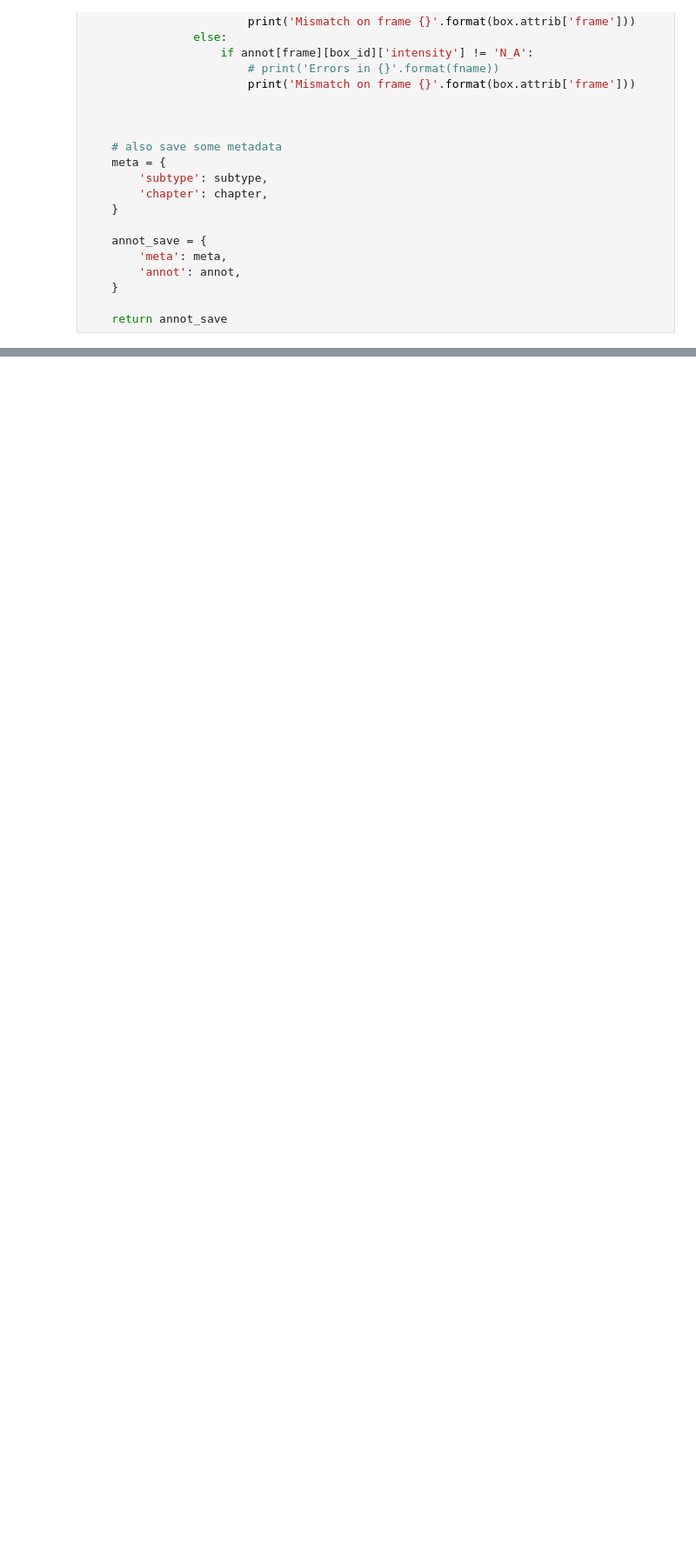
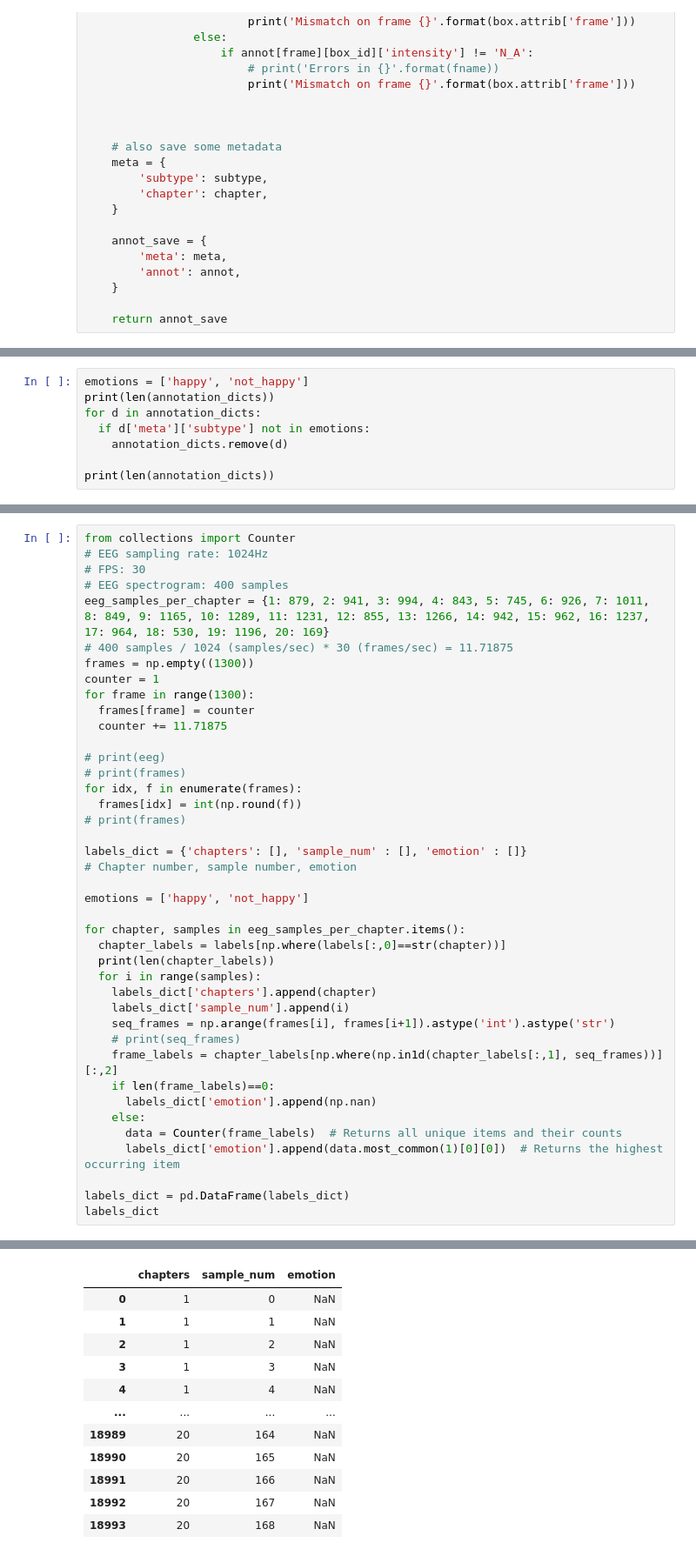
Before and after one commit to SteinwayThor/eeg-features-movies, a Jupyter notebook: EDA_and_Data_Extraction.ipynb, the cells around one changed output, grey strips where cells are left out. Shown at 87% size. Drawn from its saved outputs; the diff is of its cells as text; blank space fills up the shorter version.

```diff
--- a/EDA_and_Data_Extraction.ipynb
+++ b/EDA_and_Data_Extraction.ipynb
@@ -1179,0 +1205,8 @@ Parsing /content/drive/MyDrive/GreenBookAnnotations/greenbook/emotion/greenbook_
+# %%
+emotions = ['happy', 'not_happy']
+print(len(annotation_dicts))
+for d in annotation_dicts:
+  if d['meta']['subtype'] not in emotions:
+    annotation_dicts.remove(d)
+
+print(len(annotation_dicts))
@@ -1222,0 +1309,42 @@ for d in annotation_dicts:
+# %%
+from collections import Counter
+# EEG sampling rate: 1024Hz
+# FPS: 30
+# EEG spectrogram: 400 samples
+eeg_samples_per_chapter = {1: 879, 2: 941, 3: 994, 4: 843, 5: 745, 6: 926, 7: 1011, 8: 849, 9: 1165, 10: 1289, 11: 1231, 12: 855, 13: 1266, 14: 942, 15: 962, 16: 1237, 17: 964, 18: 530, 19: 1196, 20: 169}
+# 400 samples / 1024 (samples/sec) * 30 (frames/sec) = 11.71875
+frames = np.empty((1300))
+counter = 1
+for frame in range(1300):
+  frames[frame] = counter
+  counter += 11.71875
+
+# print(eeg)
+# print(frames)
+for idx, f in enumerate(frames):
+  frames[idx] = int(np.round(f))
+# print(frames)
+
+labels_dict = {'chapters': [], 'sample_num' : [], 'emotion' : []}
+# Chapter number, sample number, emotion
+
+emotions = ['happy', 'not_happy']
+
+for chapter, samples in eeg_samples_per_chapter.items():
+  chapter_labels = labels[np.where(labels[:,0]==str(chapter))]
+  print(len(chapter_labels))
+  for i in range(samples):
+    labels_dict['chapters'].append(chapter)
+    labels_dict['sample_num'].append(i)
+    seq_frames = np.arange(frames[i], frames[i+1]).astype('int').astype('str')
+    # print(seq_frames)
+    frame_labels = chapter_labels[np.where(np.in1d(chapter_labels[:,1], seq_frames))][:,2]
+    if len(frame_labels)==0:
+      labels_dict['emotion'].append(np.nan)
+    else:
+      data = Counter(frame_labels)  # Returns all unique items and their counts
+      labels_dict['emotion'].append(data.most_common(1)[0][0])  # Returns the highest occurring item
+
+labels_dict = pd.DataFrame(labels_dict)
+labels_dict
+# %% [output]
@@ -1222,0 +1371,12 @@ for d in annotation_dicts:
+|  | chapters | sample_num | emotion |
+| 0 | 1 | 0 | NaN |
+| 1 | 1 | 1 | NaN |
+| 2 | 1 | 2 | NaN |
+| 3 | 1 | 3 | NaN |
+| 4 | 1 | 4 | NaN |
+| ... | ... | ... | ... |
+| 18989 | 20 | 164 | NaN |
+| 18990 | 20 | 165 | NaN |
+| 18991 | 20 | 166 | NaN |
+| 18992 | 20 | 167 | NaN |
+| 18993 | 20 | 168 | NaN |
```
Also changed, not shown: parts of 11 cells of this notebook.
